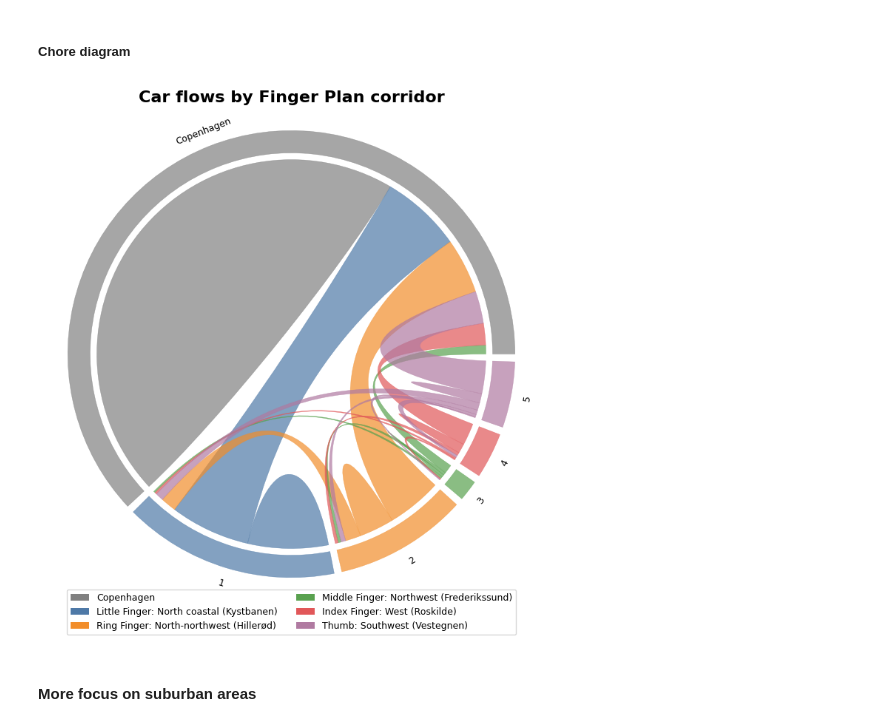
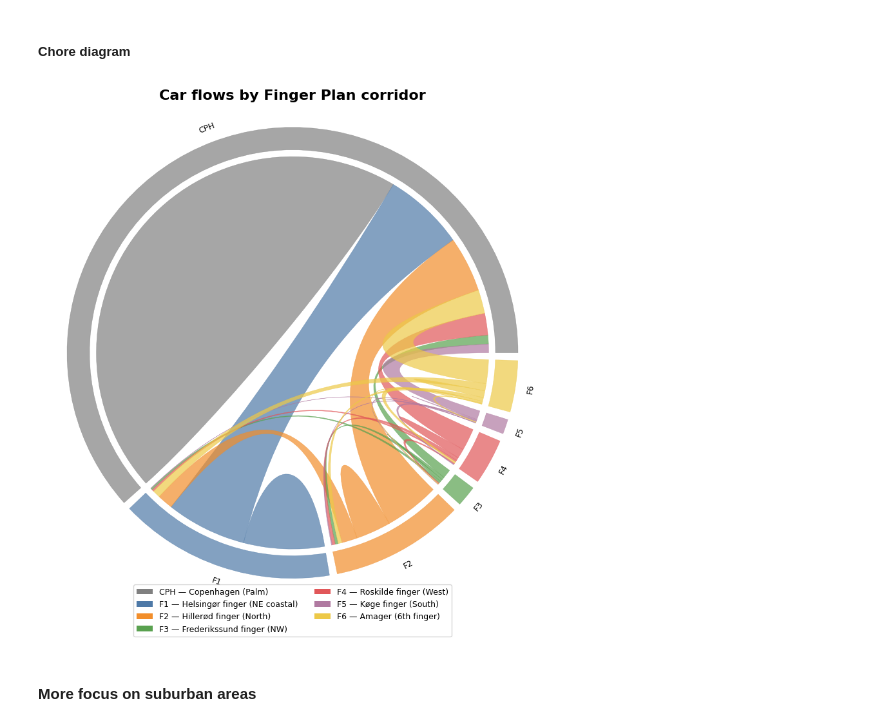
Before and after one commit to florentinafabregas/geospatial, a Jupyter notebook: notebooks/flows.ipynb, the cells around one changed output. Drawn from its saved outputs; the diff is of its cells as text; code cells hidden in the pictures.

```diff
--- a/notebooks/flows.ipynb
+++ b/notebooks/flows.ipynb
@@ -426,45 +305,41 @@ for _, row in flows_fingers.iterrows():
 # %%
 # Formatting
 
-finger_labels = {
-    'Copenhagen': 'Copenhagen',
-    'F1 North':          '1',
-    'F2 Hillerød':       '2',
-    'F3 Frederikssund':  '3',
-    'F4 Roskilde':       '4',
-    'F5 Vestegnen':      '5',
+finger_colors = {
+    'Copenhagen':    '#808080',
+    'F1 Helsingør':  '#4e79a7',
+    'F2 Hillerød':   '#f28e2b',
+    'F3 Frederikssund': '#59a14f',
+    'F4 Roskilde':   '#e15759',
+    'F5 Køge':       '#b07aa1',
+    'F6 Amager':     '#edc948',
 }
 
-finger_colors_list = [
-    '#808080',   # Copenhagen
-    '#4e79a7',   # F1 North — Little Finger (blue)
-    '#f28e2b',   # F2 Hillerød — Ring Finger (orange)
-    '#59a14f',   # F3 Frederikssund — Middle Finger (green)
-    '#e15759',   # F4 Roskilde — Index Finger (red)
-    '#b07aa1',   # F5 Vestegnen — Thumb (purple)
-]
+finger_colors_list = list(finger_colors.values())
 
 # Legend
 legend_elements = [
-    Patch(facecolor='#808080', label='Copenhagen'),
-    Patch(facecolor='#4e79a7', label='Little Finger: North coastal (Kystbanen)'),
-    Patch(facecolor='#f28e2b', label='Ring Finger: North-northwest (Hillerød)'),
-    Patch(facecolor='#59a14f', label='Middle Finger: Northwest (Frederikssund)'),
-    Patch(facecolor='#e15759', label='Index Finger: West (Roskilde)'),
-    Patch(facecolor='#b07aa1', label='Thumb: Southwest (Vestegnen)'),
+    Patch(facecolor='#808080', label='CPH — Copenhagen (Palm)'),
+    Patch(facecolor='#4e79a7', label='F1 — Helsingør finger (NE coastal)'),
+    Patch(facecolor='#f28e2b', label='F2 — Hillerød finger (North)'),
+    Patch(facecolor='#59a14f', label='F3 — Frederikssund finger (NW)'),
+    Patch(facecolor='#e15759', label='F4 — Roskilde finger (West)'),
+    Patch(facecolor='#b07aa1', label='F5 — Køge finger (South)'),
+    Patch(facecolor='#edc948', label='F6 — Amager (6th finger)'),
 ]
-fingers_short = [finger_labels[f] for f in fingers]
+
+labels = ['CPH', 'F1',  'F2',   'F3',  'F4',  'F5',  'F6']
 # %%
 fig, ax = plt.subplots(figsize=(8, 8))
-chord_diagram(matrix, fingers_short, ax=ax, fontsize=9, colors=finger_colors_list)
+chord_diagram(matrix, labels, ax=ax, fontsize=9, colors=finger_colors_list)
 ax.legend(handles=legend_elements, loc='lower center',
           bbox_to_anchor=(0.5, -0.08), fontsize=9,
           framealpha=0.8, ncol=2)
 plt.title('Car flows by Finger Plan corridor', fontsize=16, fontweight='bold')
 plt.savefig("../artifacts/chord_fingers.png", dpi=150, bbox_inches='tight')
-plt.subplots_adjust(bottom=0.15)
+plt.subplots_adjust(bottom=0)
 plt.show()
 # %% [output]
-[figure, old version]
+[figure, new version]
 # %% [markdown]
 #### More focus on suburban areas
```
Also changed, not shown: parts of 36 cells of this notebook.
